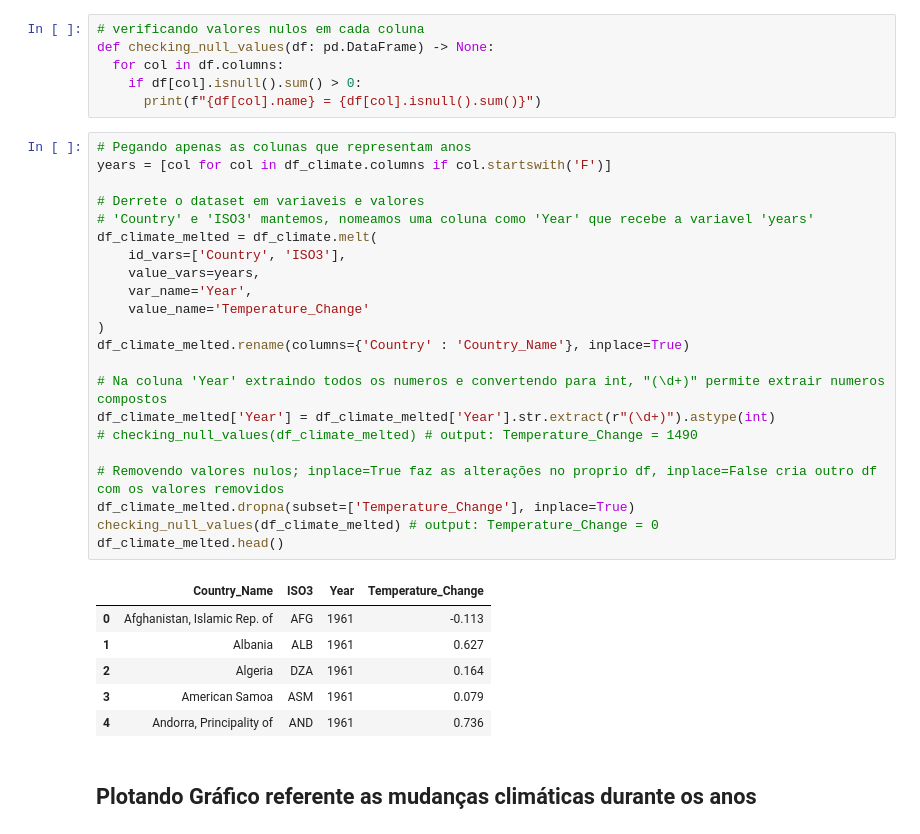
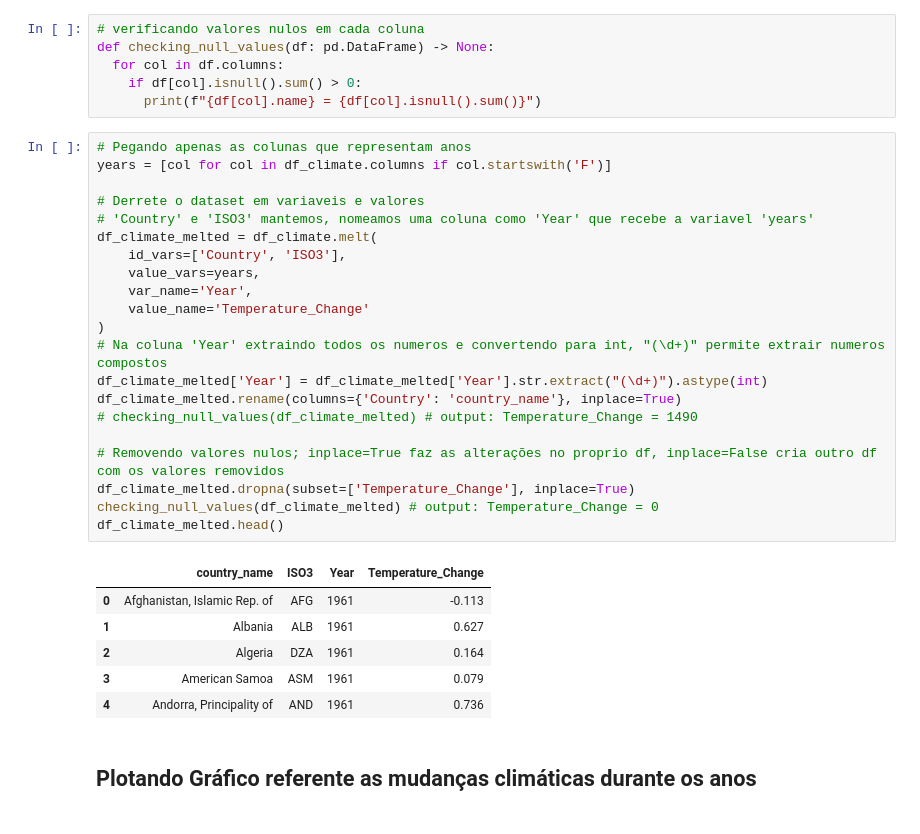
Before and after one commit to luanfelixcoding/climate-change-impact-economy, a Jupyter notebook: climate_change_impact_economy.ipynb, the cells around one changed output. Drawn from its saved outputs; the diff is of its cells as text.

```diff
--- a/climate_change_impact_economy.ipynb
+++ b/climate_change_impact_economy.ipynb
@@ -73,27 +78,26 @@ def checking_null_values(df: pd.DataFrame) -> None:
 # %%
 # Pegando apenas as colunas que representam anos
 years = [col for col in df_climate.columns if col.startswith('F')]
 
 # Derrete o dataset em variaveis e valores
 # 'Country' e 'ISO3' mantemos, nomeamos uma coluna como 'Year' que recebe a variavel 'years'
 df_climate_melted = df_climate.melt(
     id_vars=['Country', 'ISO3'],
     value_vars=years,
     var_name='Year',
     value_name='Temperature_Change'
 )
-df_climate_melted.rename(columns={'Country' : 'Country_Name'}, inplace=True)
-
 # Na coluna 'Year' extraindo todos os numeros e convertendo para int, "(\d+)" permite extrair numeros compostos
-df_climate_melted['Year'] = df_climate_melted['Year'].str.extract(r"(\d+)").astype(int)
+df_climate_melted['Year'] = df_climate_melted['Year'].str.extract("(\d+)").astype(int)
+df_climate_melted.rename(columns={'Country': 'country_name'}, inplace=True)
 # checking_null_values(df_climate_melted) # output: Temperature_Change = 1490
 
 # Removendo valores nulos; inplace=True faz as alterações no proprio df, inplace=False cria outro df com os valores removidos
 df_climate_melted.dropna(subset=['Temperature_Change'], inplace=True)
 checking_null_values(df_climate_melted) # output: Temperature_Change = 0
 df_climate_melted.head()
 # %% [output]
-|  | Country_Name | ISO3 | Year | Temperature_Change |
+|  | country_name | ISO3 | Year | Temperature_Change |
 | 0 | Afghanistan, Islamic Rep. of | AFG | 1961 | -0.113 |
 | 1 | Albania | ALB | 1961 | 0.627 |
 | 2 | Algeria | DZA | 1961 | 0.164 |
```
Also changed, not shown: parts of 16 cells of this notebook.
